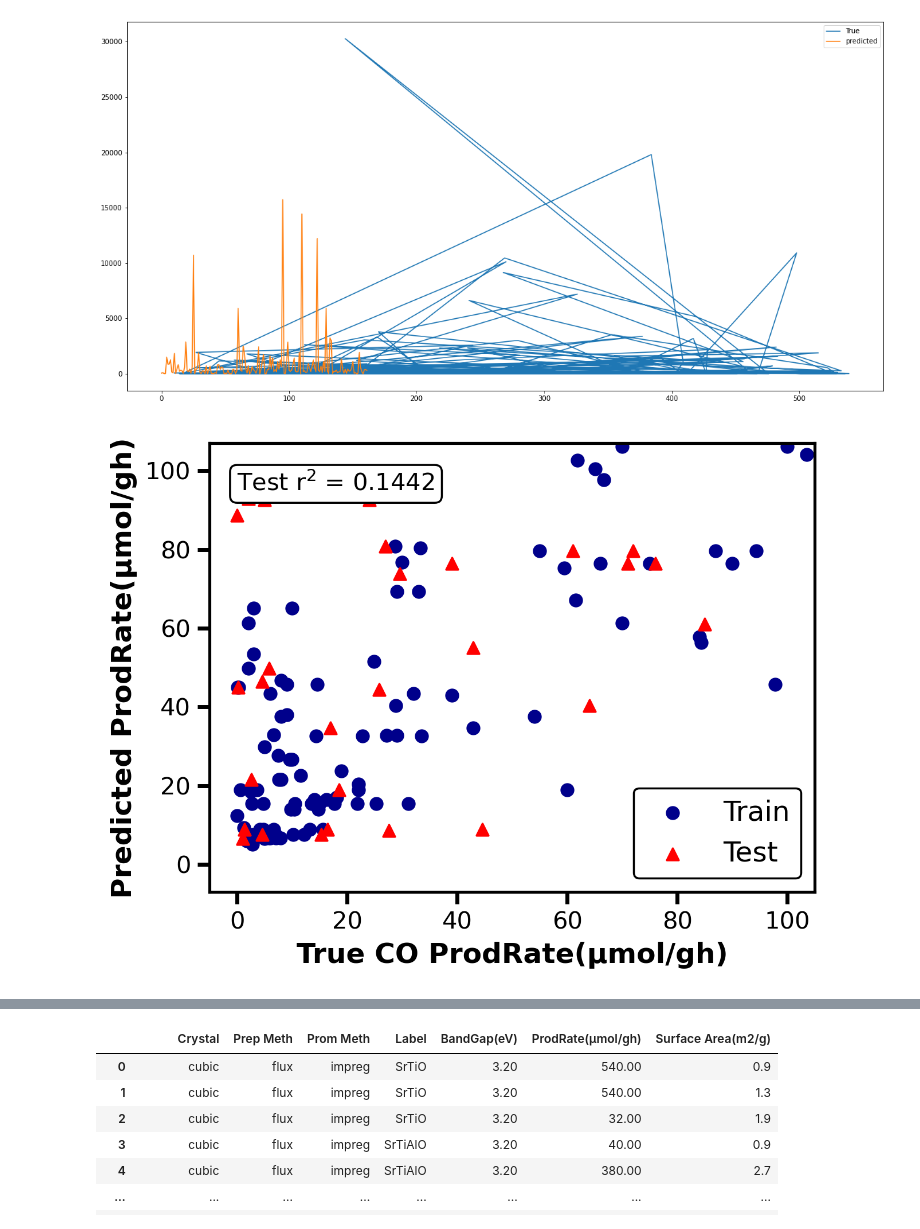
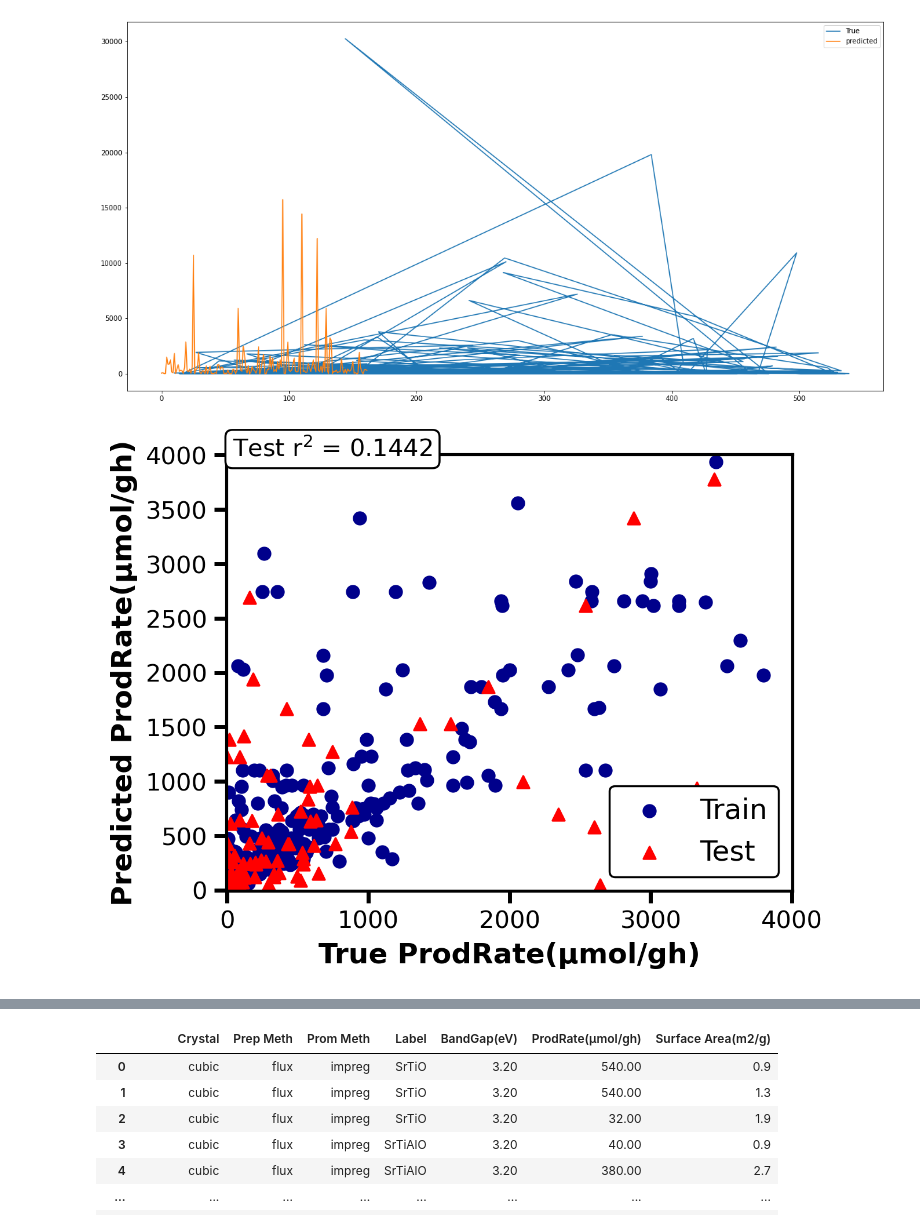
Before and after one commit to ShibataKenshin/Water_spliiting, a Jupyter notebook: random_forest_rawdata.ipynb, the cells around one changed output, grey strips where cells are left out. Cells and saved outputs as stored; diff of their text form; code cells hidden in the pictures.

```diff
--- a/random_forest_rawdata.ipynb
+++ b/random_forest_rawdata.ipynb
@@ -322,39 +308,39 @@ ax.legend(loc = 'lower right', fontsize = 14, facecolor = 'white', framealpha =
 
 box = dict(boxstyle = 'round', facecolor = 'white')
 
-ax.text(0, 95, f'Test r$^2$ = {model_score}', fontsize = 12, bbox = box)
+ax.text(40, 3995, f'Test r$^2$ = {model_score}', fontsize = 12, bbox = box)
 
 # Plot axis labels
 
 ax.set_ylabel('Predicted ProdRate(μmol/gh)', fontsize = 14, fontweight = 'bold')
 
-ax.set_xlabel('True CO ProdRate(μmol/gh)',fontsize = 14, fontweight = 'bold')
+ax.set_xlabel('True ProdRate(μmol/gh)',fontsize = 14, fontweight = 'bold')
 
 # Adjusting axis limits
 
-ax.set_ylim(-7, 107)
+ax.set_ylim(-7, 4007)
 
-ax.set_xlim(-5, 105)
+ax.set_xlim(-5, 4005)
 
 # Tick formatting
 
 ax.tick_params(axis = 'both', labelsize = 12, length = 6, width = 2)
 
 # Axis spine formatting
 
 for axis in ['top','bottom','left','right']:
 
     ax.spines[axis].set_linewidth(1.5)
 
     ax.spines[axis].set_color('black')
 
 #Setting to export the plot as an image
 
 #plt.savefig('plot.svg', format = 'svg', dpi = 'figure')
 
 plt.show()
 # %% [output]
-[figure, old version]
+[figure, new version]
 # %%
 ##################################################################################################
 ## Library imports  ##############################################################################
```
Also changed, not shown: parts of 2 cells of this notebook.
